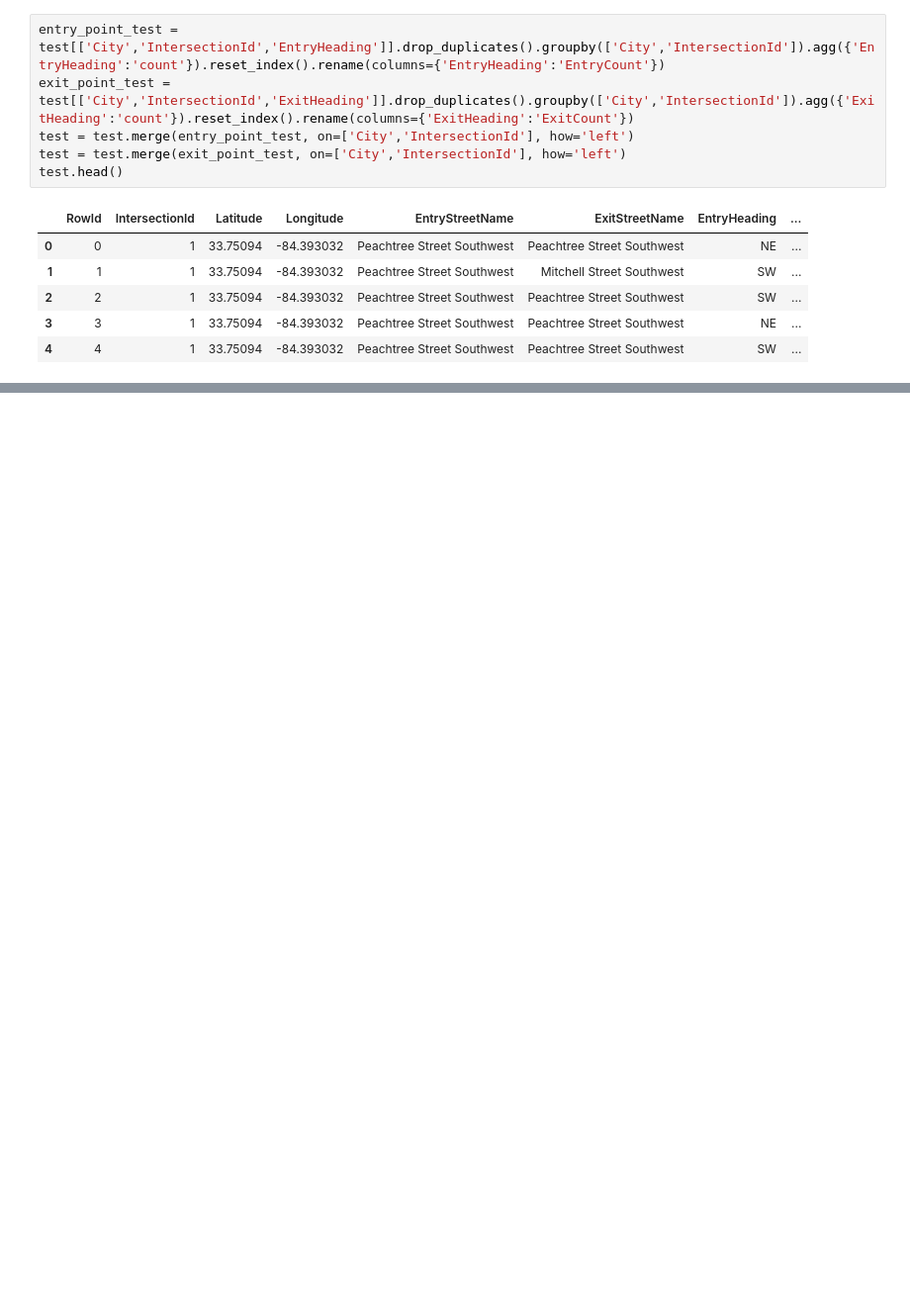
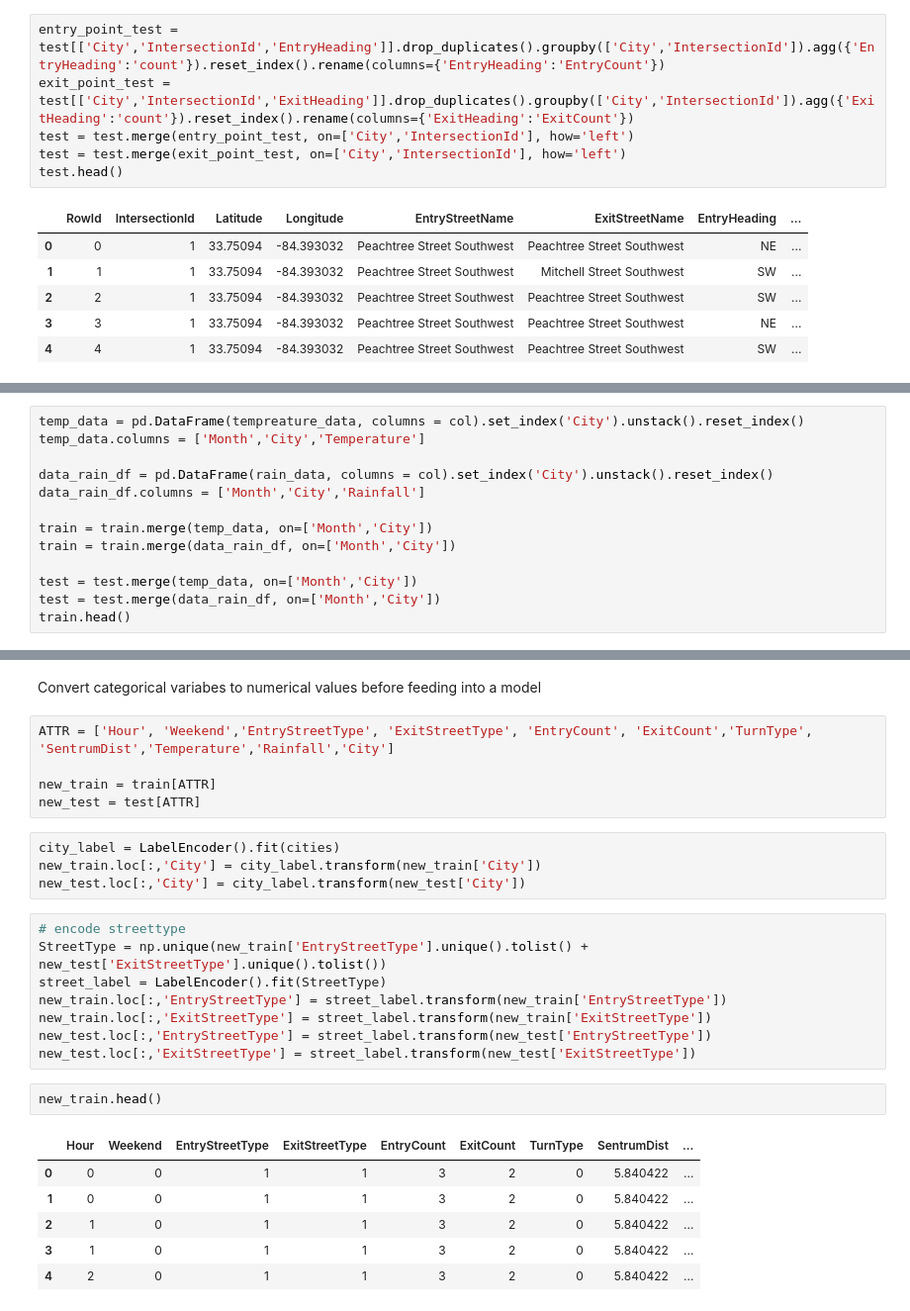
Before and after one commit to spliichx/traffic-congestion, a Jupyter notebook: traffic.ipynb, the cells around one changed output, grey strips where cells are left out. Shown at 99% size. Cells and saved outputs as stored; diff of their text form; blank space fills up the shorter version.

```diff
--- a/traffic.ipynb
+++ b/traffic.ipynb
@@ -371,0 +436,13 @@ test['ExitHeading'] = test['ExitHeading'].map(cardinal_dir)
+# %%
+temp_data = pd.DataFrame(tempreature_data, columns = col).set_index('City').unstack().reset_index()
+temp_data.columns = ['Month','City','Temperature']
+
+data_rain_df = pd.DataFrame(rain_data, columns = col).set_index('City').unstack().reset_index()
+data_rain_df.columns = ['Month','City','Rainfall']
+
+train = train.merge(temp_data, on=['Month','City'])
+train = train.merge(data_rain_df, on=['Month','City'])
+
+test = test.merge(temp_data, on=['Month','City'])
+test = test.merge(data_rain_df, on=['Month','City'])
+train.head()
@@ -371,0 +457,28 @@ test['ExitHeading'] = test['ExitHeading'].map(cardinal_dir)
+# %% [markdown]
+Convert categorical variabes to numerical values before feeding into a model
+# %%
+ATTR = ['Hour', 'Weekend','EntryStreetType', 'ExitStreetType', 'EntryCount', 'ExitCount','TurnType', 'SentrumDist','Temperature','Rainfall','City']
+
+new_train = train[ATTR]
+new_test = test[ATTR]
+# %%
+city_label = LabelEncoder().fit(cities)
+new_train.loc[:,'City'] = city_label.transform(new_train['City'])
+new_test.loc[:,'City'] = city_label.transform(new_test['City'])
+# %%
+# encode streettype
+StreetType = np.unique(new_train['EntryStreetType'].unique().tolist() + new_test['ExitStreetType'].unique().tolist())
+street_label = LabelEncoder().fit(StreetType)
+new_train.loc[:,'EntryStreetType'] = street_label.transform(new_train['EntryStreetType'])
+new_train.loc[:,'ExitStreetType'] = street_label.transform(new_train['ExitStreetType'])
+new_test.loc[:,'EntryStreetType'] = street_label.transform(new_test['EntryStreetType'])
+new_test.loc[:,'ExitStreetType'] = street_label.transform(new_test['ExitStreetType'])
+# %%
+new_train.head()
+# %% [output]
+|  | Hour | Weekend | EntryStreetType | ExitStreetType | EntryCount | ExitCount | TurnType | SentrumDist | ... |
+| 0 | 0 | 0 | 1 | 1 | 3 | 2 | 0 | 5.840422 | ... |
+| 1 | 0 | 0 | 1 | 1 | 3 | 2 | 0 | 5.840422 | ... |
+| 2 | 1 | 0 | 1 | 1 | 3 | 2 | 0 | 5.840422 | ... |
+| 3 | 1 | 0 | 1 | 1 | 3 | 2 | 0 | 5.840422 | ... |
+| 4 | 2 | 0 | 1 | 1 | 3 | 2 | 0 | 5.840422 | ... |
```
Also changed, not shown: parts of 13 cells of this notebook.
